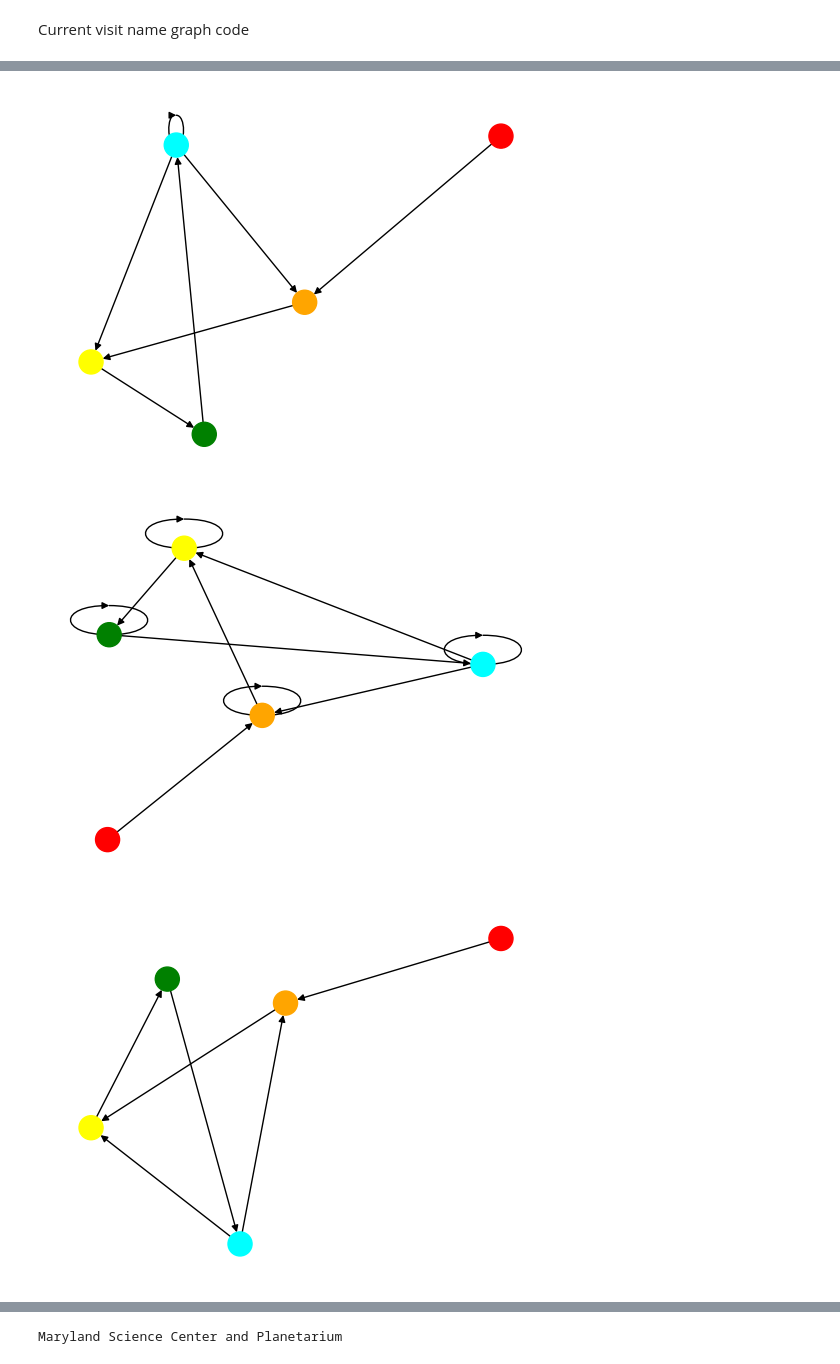
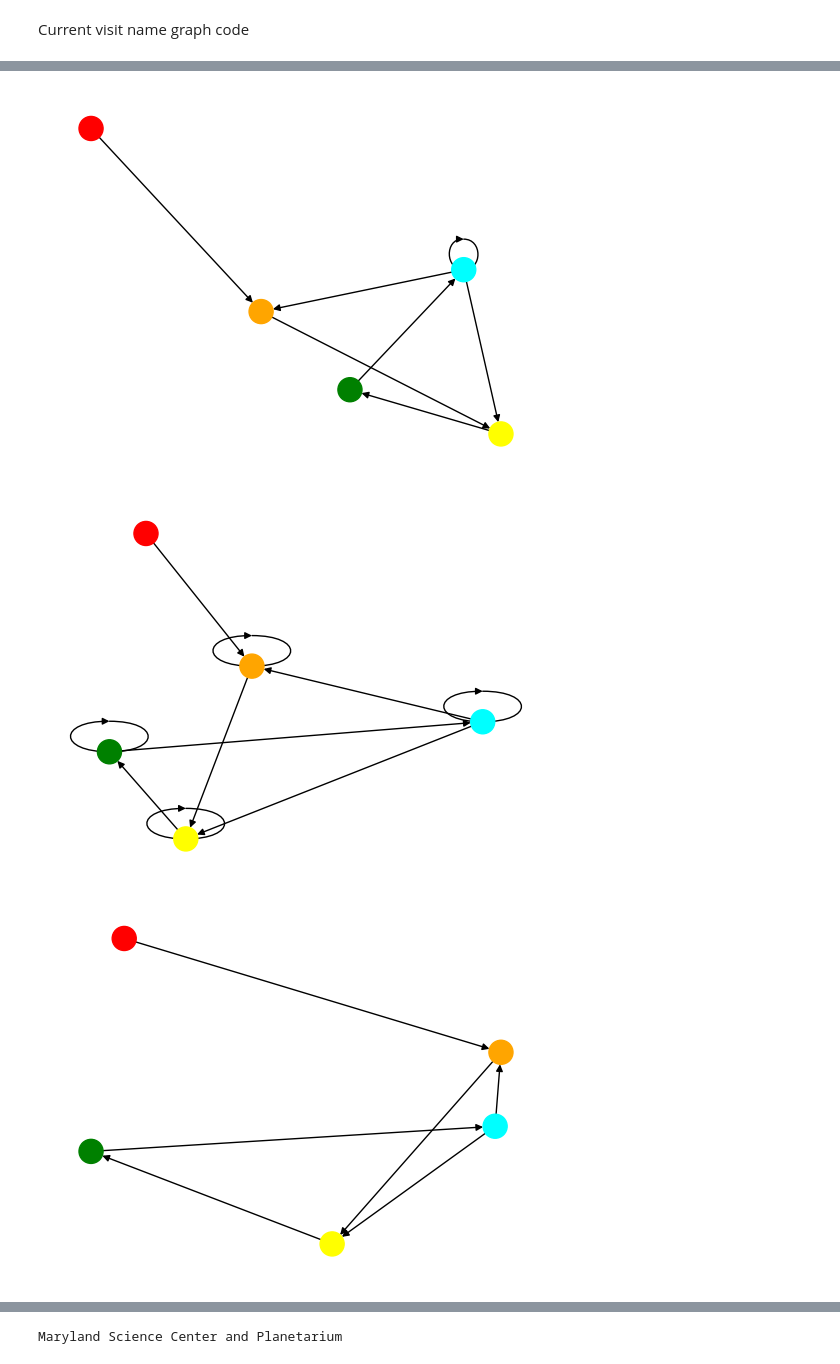
Before and after one commit to UMD-ARLIS/incubator-flagon-distill, a Jupyter notebook: prototypes/Prototype 3.ipynb, the cells around one changed output, grey strips where cells are left out. Cells and saved outputs as stored; diff of their text form; code cells hidden in the pictures.

```diff
--- a/prototypes/Prototype 3.ipynb
+++ b/prototypes/Prototype 3.ipynb
@@ -198,7 +193,7 @@ def setup(file, date_type):
     return data
 # %%
 # Path to the logs
-files = ["data3/logs_nome_liam.json"]
+files = ["data3/logs_nome_vlad.json"]
 
 # Color coding the different elements for the Sankey and Directed graphs
 # color_dict = {'Other':'green', 'div.leaflet-pane leaflet-map-pane':'red'}
@@ -228,3 +223,3 @@ for file in files:
-[figure, old version]
+[figure, new version]
-[figure, old version]
+[figure, new version]
-[figure, old version]
+[figure, new version]
```
Also changed, not shown: parts of 14 cells of this notebook, 1 other file.
